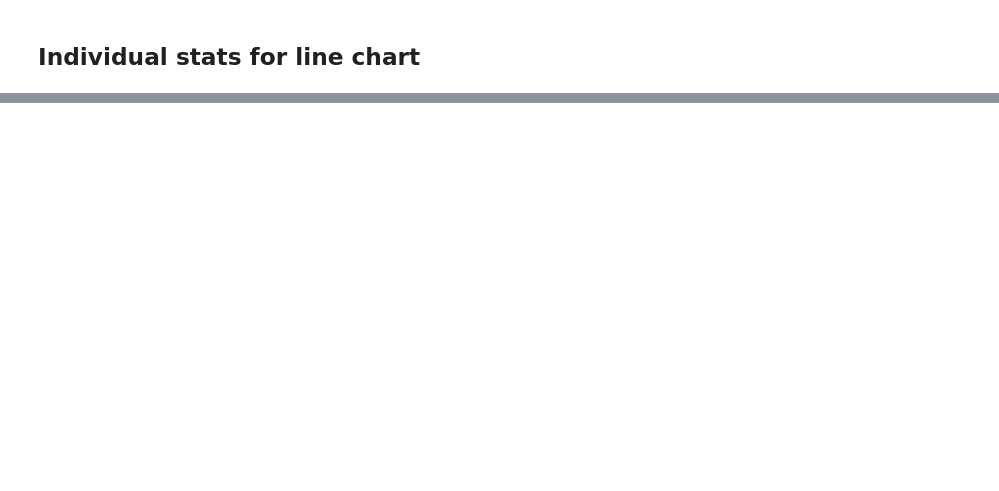
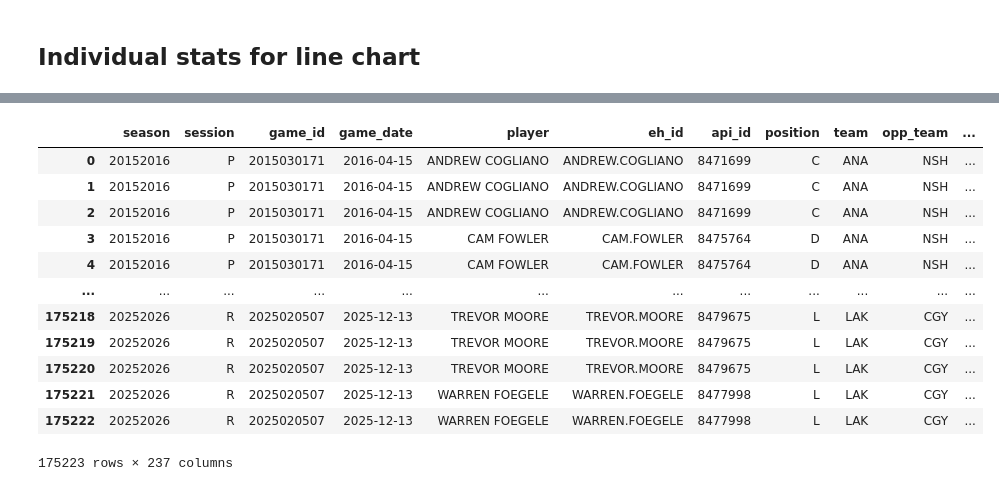
Before and after one commit to chickenandstats/chickenstats-blog, a Jupyter notebook: nbs/blog/posts/nashville_predators/saros/index.ipynb, the cells around one changed output, grey strips where cells are left out. Saved outputs shown, nothing was run; the diff lists cells and outputs as text; code cells hidden in the pictures; blank space fills up the shorter version.

```diff
--- a/nbs/blog/posts/nashville_predators/saros/index.ipynb
+++ b/nbs/blog/posts/nashville_predators/saros/index.ipynb
@@ -110,5 +115,7 @@ season_stats = scraper.stats
 # %% [markdown]
 ### Game stats goals scored and saved above expected
 # %%
-game_stats["gsax_skater"] = np.where(game_stats.position != "G", game_stats.g - game_stats.ixg, 0)
-game_stats["gsax_goalie"] = np.where(game_stats.position == "G", game_stats.xga - game_stats.ga, 0)
+game_stats = game_stats.with_columns(
+    gsax_skater=pl.when(pl.col("position") != "G").then(pl.col("g") - pl.col("ixg")).otherwise(0),
+    gsax_goalie=pl.when(pl.col("position") == "G").then(pl.col("xga") - pl.col("ga")).otherwise(0),
+)
@@ -173,0 +165,16 @@ play_by_play.loc[condition]
+# %%
+game_stats
+# %% [output]
+|  | season | session | game_id | game_date | player | eh_id | api_id | position | team | opp_team | ... |
+| 0 | 20152016 | P | 2015030171 | 2016-04-15 | ANDREW COGLIANO | ANDREW.COGLIANO | 8471699 | C | ANA | NSH | ... |
+| 1 | 20152016 | P | 2015030171 | 2016-04-15 | ANDREW COGLIANO | ANDREW.COGLIANO | 8471699 | C | ANA | NSH | ... |
+| 2 | 20152016 | P | 2015030171 | 2016-04-15 | ANDREW COGLIANO | ANDREW.COGLIANO | 8471699 | C | ANA | NSH | ... |
+| 3 | 20152016 | P | 2015030171 | 2016-04-15 | CAM FOWLER | CAM.FOWLER | 8475764 | D | ANA | NSH | ... |
+| 4 | 20152016 | P | 2015030171 | 2016-04-15 | CAM FOWLER | CAM.FOWLER | 8475764 | D | ANA | NSH | ... |
+| ... | ... | ... | ... | ... | ... | ... | ... | ... | ... | ... | ... |
+| 175218 | 20252026 | R | 2025020507 | 2025-12-13 | TREVOR MOORE | TREVOR.MOORE | 8479675 | L | LAK | CGY | ... |
+| 175219 | 20252026 | R | 2025020507 | 2025-12-13 | TREVOR MOORE | TREVOR.MOORE | 8479675 | L | LAK | CGY | ... |
+| 175220 | 20252026 | R | 2025020507 | 2025-12-13 | TREVOR MOORE | TREVOR.MOORE | 8479675 | L | LAK | CGY | ... |
+| 175221 | 20252026 | R | 2025020507 | 2025-12-13 | WARREN FOEGELE | WARREN.FOEGELE | 8477998 | L | LAK | CGY | ... |
+| 175222 | 20252026 | R | 2025020507 | 2025-12-13 | WARREN FOEGELE | WARREN.FOEGELE | 8477998 | L | LAK | CGY | ... |
+175223 rows × 237 columns
```
Also changed, not shown: parts of 8 cells of this notebook.
